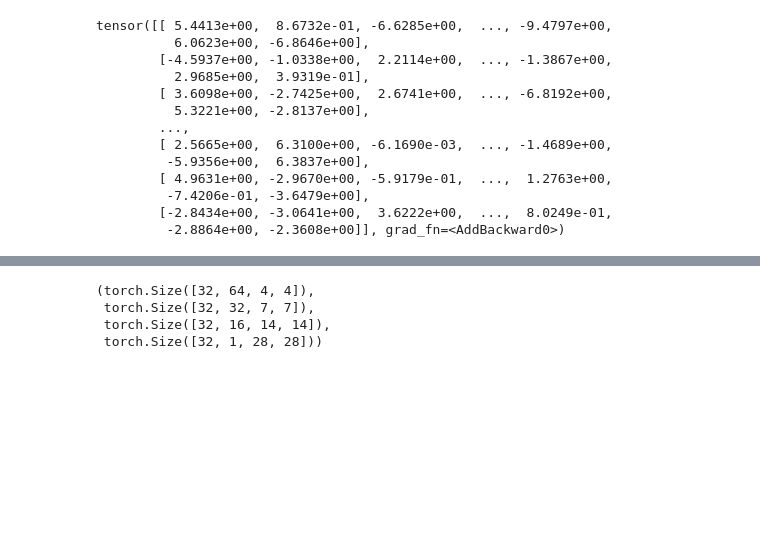
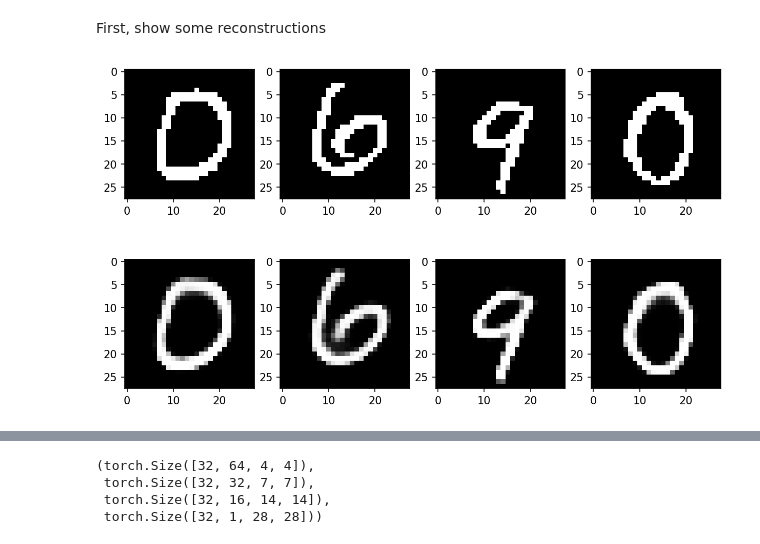
Before and after one commit to mikkeldah/IT3030---Deep-Learning, a Jupyter notebook: Project 3 - Deep Generative Models/ae_generator.ipynb, the cells around one changed output, grey strips where cells are left out. Saved outputs shown, nothing was run; the diff lists cells and outputs as text; code cells hidden in the pictures; blank space fills up the shorter version.

```diff
--- a/Project 3 - Deep Generative Models/ae_generator.ipynb
+++ b/Project 3 - Deep Generative Models/ae_generator.ipynb
@@ -36,27 +53,28 @@ y_test = torch.from_numpy(y_test.astype(np.float32))
 
 test_dataset = TensorDataset(x_test, y_test)
 test_loader = DataLoader(dataset=test_dataset, batch_size=32)
-
-images, _ = iter(test_loader).next()
-latent = model.encoder(images)
-
-mean = latent.mean(dim=0)
-std = (latent-mean).pow(2).mean(dim=0).sqrt()
-
-z = torch.randn(32, 64) * std + mean
-
-z
-# %% [output]
-tensor([[ 5.4413e+00,  8.6732e-01, -6.6285e+00,  ..., -9.4797e+00,
-          6.0623e+00, -6.8646e+00],
-        [-4.5937e+00, -1.0338e+00,  2.2114e+00,  ..., -1.3867e+00,
-          2.9685e+00,  3.9319e-01],
-        [ 3.6098e+00, -2.7425e+00,  2.6741e+00,  ..., -6.8192e+00,
-          5.3221e+00, -2.8137e+00],
-        ...,
-        [ 2.5665e+00,  6.3100e+00, -6.1690e-03,  ..., -1.4689e+00,
-         -5.9356e+00,  6.3837e+00],
-        [ 4.9631e+00, -2.9670e+00, -5.9179e-01,  ...,  1.2763e+00,
-         -7.4206e-01, -3.6479e+00],
-        [-2.8434e+00, -3.0641e+00,  3.6222e+00,  ...,  8.0249e-01,
-         -2.8864e+00, -2.3608e+00]], grad_fn=<AddBackward0>)
+# %% [markdown]
+First, show some reconstructions
+# %%
+model.eval()
+
+with torch.no_grad():
+
+    x_show, y_show = iter(test_loader).next()
+
+    reconstrustions = model(x_show)
+
+    # Create a figure with 5 horizontally arranged subplots
+    fig, axs = plt.subplots(2, 4, figsize=(10, 6), dpi=150)
+
+    # Plot each image in a separate subplot
+    for i in range(2):
+        for j in range(4):
+            if i == 0:
+                axs[i, j].imshow(x_show[j+10].squeeze(), cmap='gray')
+            elif i == 1:
+                axs[i, j].imshow(reconstrustions[j+10].squeeze(), cmap='gray')
+
+    plt.show()
+# %% [output]
+[figure, added]
```
Also changed, not shown: parts of 14 cells of this notebook, 16 other files.
